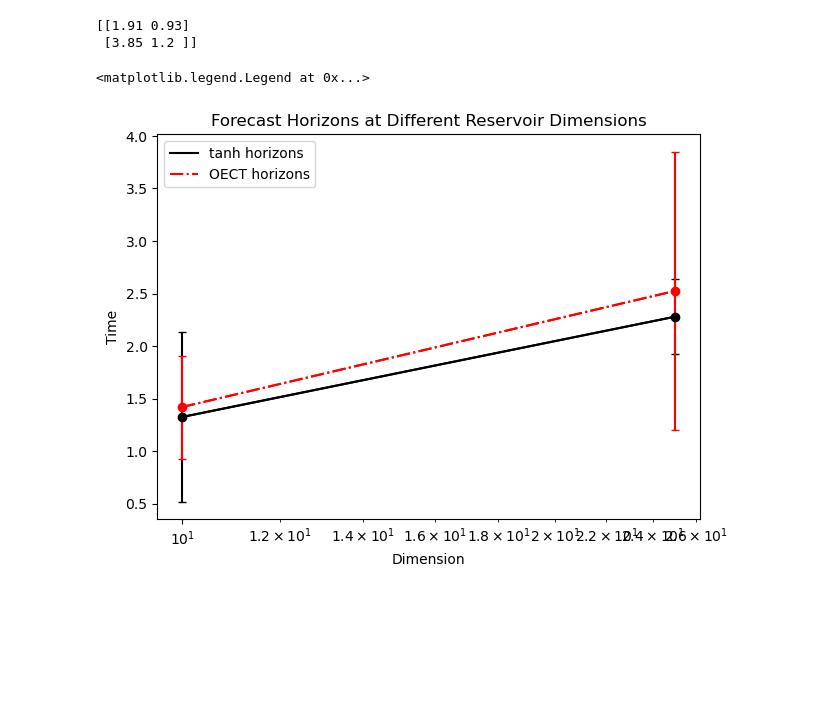
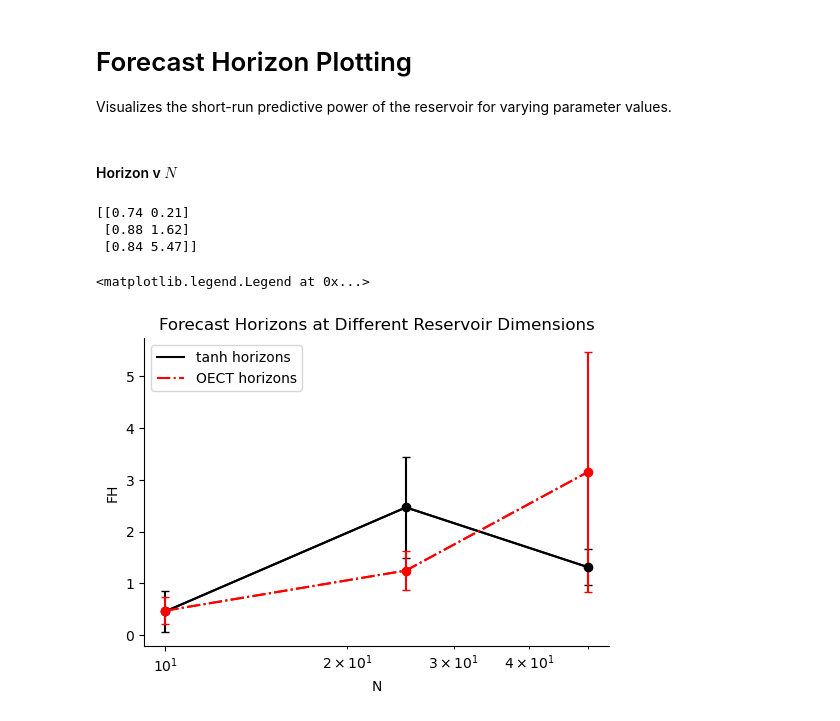
Before and after one commit to Signed-B/reservoir-computing-on-OECTs, a Jupyter notebook: horizon.ipynb, the cells around one changed output. Drawn from its saved outputs; the diff is of its cells as text; code cells hidden in the pictures; blank space fills up the shorter version.

```diff
--- a/horizon.ipynb
+++ b/horizon.ipynb
@@ -0,0 +7,4 @@
+# %% [markdown]
+# Forecast Horizon Plotting
+
+Visualizes the short-run predictive power of the reservoir for varying parameter values.
@@ -1,17 +21,13 @@
+# %% [markdown]
+#### Horizon v $N$
 # %%
-import shelve
-
-import matplotlib.pyplot as plt
-import numpy as np
-
-with shelve.open("./Data/dims_ensemble/signals_ensemble") as data:
+with shelve.open(f"{datapath}/dims_ensemble/data") as data:
     datadicts = data["dicts"]
     reservoir_dims = data["dims"]
     t = data["time"]
 
-tolerance = 5  # error tolerance
-
-iterations = 2
+# tolerance = 5 # Forecast horizon tolerance
+# iterations = 2 # Number of iterations in run_dims.py
 
 OECT_hm = []
 tanh_hm = []
@@ -29,8 +45,6 @@ for iter in range(iterations):
     tanh_horizons = []
 
     for i in range(len(reservoir_dims)):
-        n = reservoir_dims[i]
-
         OECT_signal = OECT_signals[i]
         OECT_prediction = OECT_predictions[i]
 
@@ -49,42 +63,38 @@ for iter in range(iterations):
 
     OECT_hm.append(OECT_horizons)
     tanh_hm.append(tanh_horizons)
 
 OECT_hm = np.array(OECT_hm).T
 
 print(OECT_hm)
 
 OECT_means = [np.average(OECT_hm[i]) for i in range(OECT_hm.shape[0])]
 OECT_stds = [np.std(OECT_hm[i]) for i in range(OECT_hm.shape[0])]
 
 tanh_hm = np.array(tanh_hm).T
 
 tanh_means = [np.average(tanh_hm[i]) for i in range(tanh_hm.shape[0])]
 tanh_stds = [np.std(tanh_hm[i]) for i in range(tanh_hm.shape[0])]
 
 
 
 
 # Ensemble end
 
-plt.figure(figsize=(7, 5))
+plt.figure(figsize=(6, 4))
 plt.title("Forecast Horizons at Different Reservoir Dimensions")
 plt.plot(reservoir_dims, tanh_means, "k-", label="tanh horizons")
 plt.errorbar(reservoir_dims, tanh_means, yerr = tanh_stds, fmt ='k-', marker="o", capsize=3)
 plt.plot(reservoir_dims, OECT_means, "r-.", label="OECT horizons")
 plt.errorbar(reservoir_dims, OECT_means, yerr = OECT_stds, fmt ='r-.', marker="o", capsize=3)
-plt.ylabel("Time")
-plt.xlabel("Dimension")
-# make x axis logarithmic
+plt.ylabel("FH")
+plt.xlabel("N")
 plt.xscale("log")
-
+sns.despine()
 plt.legend()
-
-# TODO is standard deviation the right thing for the error bars?
-
-# TODO seaborn dodge.
 # %% [output]
-[[1.91 0.93]
- [3.85 1.2 ]]
+[[0.74 0.21]
+ [0.88 1.62]
+ [0.84 5.47]]
 <matplotlib.legend.Legend at 0x...>
-[figure, old version]
+[figure, new version]
```
Also changed, not shown: parts of 9 cells of this notebook, 4 other files.
